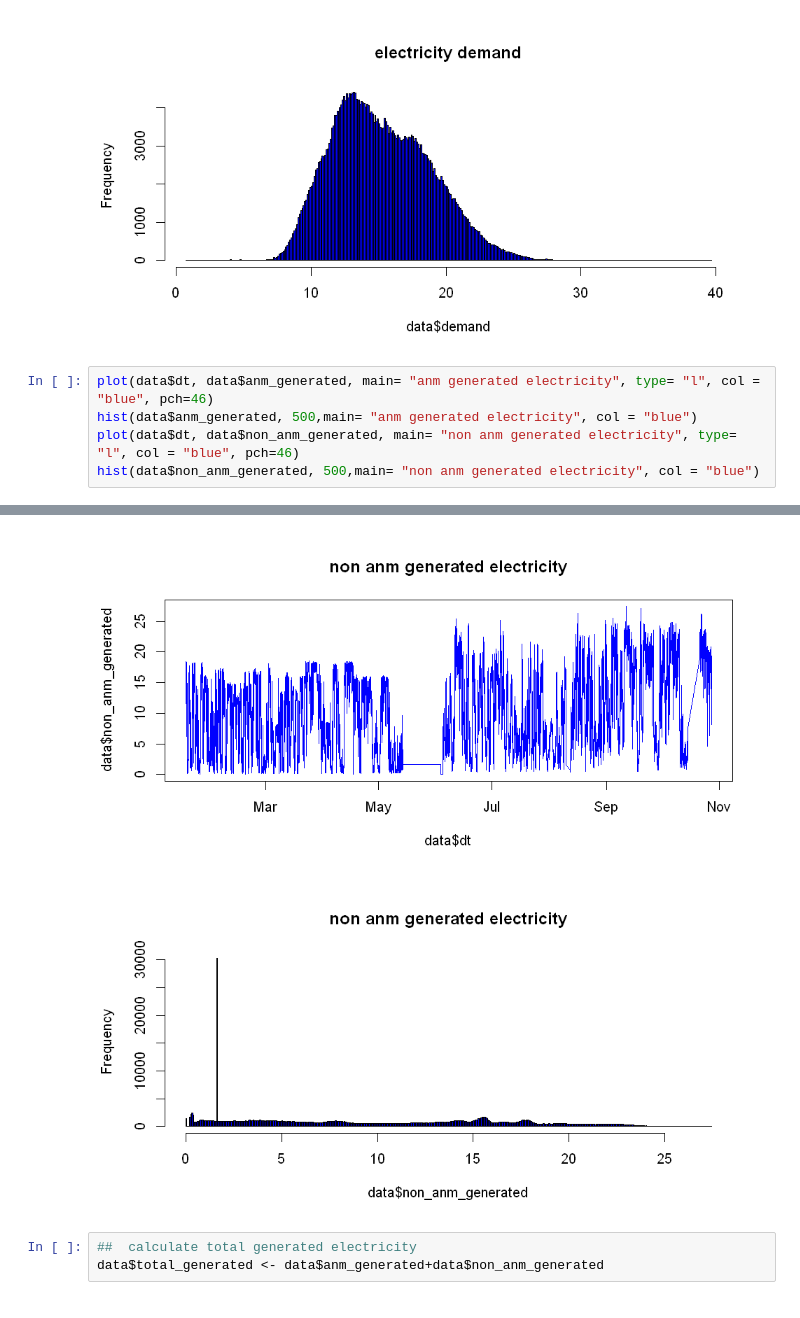
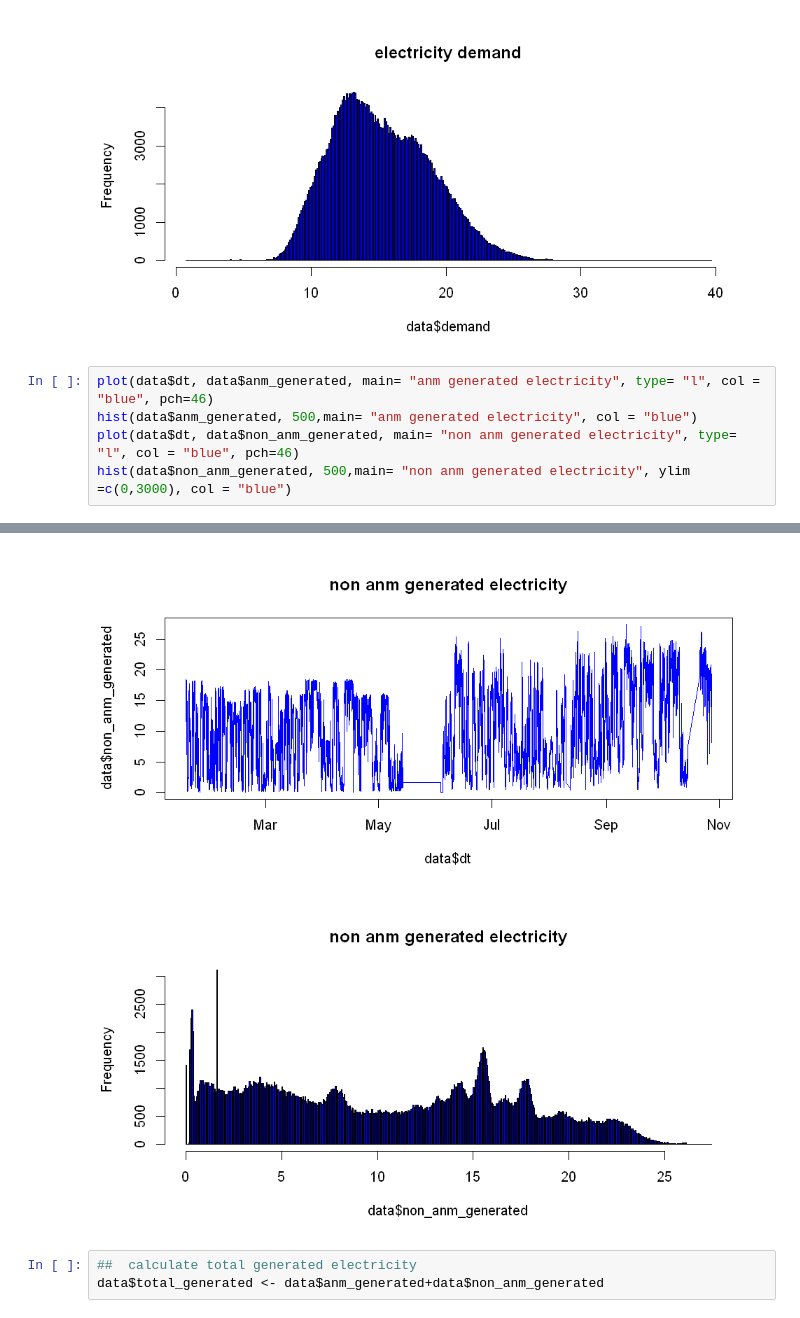
Before and after one commit to srendall91/orkney-electricity, a Jupyter notebook: loganalysis/ElecandANManalysis.ipynb, the cells around one changed output, grey strips where cells are left out. Cells and saved outputs as stored; diff of their text form.

```diff
--- a/loganalysis/ElecandANManalysis.ipynb
+++ b/loganalysis/ElecandANManalysis.ipynb
@@ -58,13 +58,13 @@ hist(data$demand, 500,main= "electricity demand", col = "blue")
 # %%
 plot(data$dt, data$anm_generated, main= "anm generated electricity", type= "l", col = "blue", pch=46)
 hist(data$anm_generated, 500,main= "anm generated electricity", col = "blue")
 plot(data$dt, data$non_anm_generated, main= "non anm generated electricity", type= "l", col = "blue", pch=46)
-hist(data$non_anm_generated, 500,main= "non anm generated electricity", col = "blue")
+hist(data$non_anm_generated, 500,main= "non anm generated electricity", ylim =c(0,3000), col = "blue")
 # %% [output]
 [figure]
 [figure]
 [figure]
-[figure, old version]
+[figure, new version]
 # %%
 ##  calculate total generated electricity
 data$total_generated <- data$anm_generated+data$non_anm_generated
```
Also changed, not shown: parts of 2 cells of this notebook.
